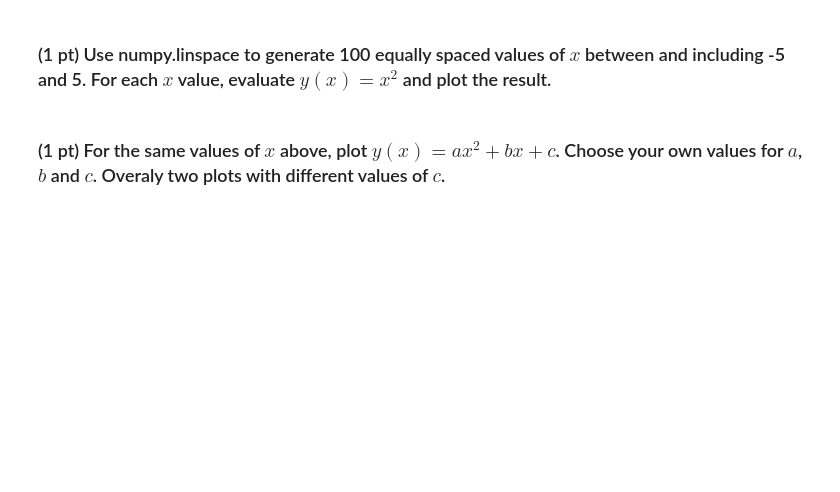
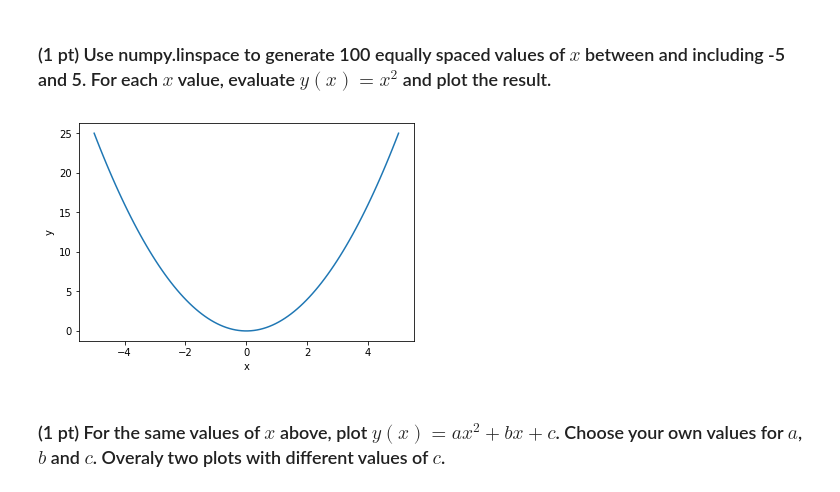
Before and after one commit to marcel-goldschen-ohm/NEU-Spring-2019, a Jupyter notebook: lecture_03_numpy_and_matplotlib/homework_00_python_basics.ipynb, the cells around one changed output. Cells and saved outputs as stored; diff of their text form; code cells hidden in the pictures; blank space fills up the shorter version.

```diff
--- a/lecture_03_numpy_and_matplotlib/homework_00_python_basics.ipynb
+++ b/lecture_03_numpy_and_matplotlib/homework_00_python_basics.ipynb
@@ -35,4 +127,13 @@ from mpl_toolkits import mplot3d  # for 3d plots
 # %% [markdown]
 ### (1 pt) Use numpy.linspace to generate 100 equally spaced values of $x$ between and including -5 and 5. For each $x$ value, evaluate $y(x) = x^2$ and plot the result.
+# %%
+x = np.linspace(-5, 5, 100)
+y = x**2
+
+plt.plot(x, y)
+plt.xlabel('x')
+plt.ylabel('y');
+# %% [output]
+[figure, added]
 # %% [markdown]
 ### (1 pt) For the same values of $x$ above, plot $y(x) = a x^2 + b x + c$. Choose your own values for $a$, $b$ and $c$. Overaly two plots with different values of $c$.
```
Also changed, not shown: parts of 15 cells of this notebook.
